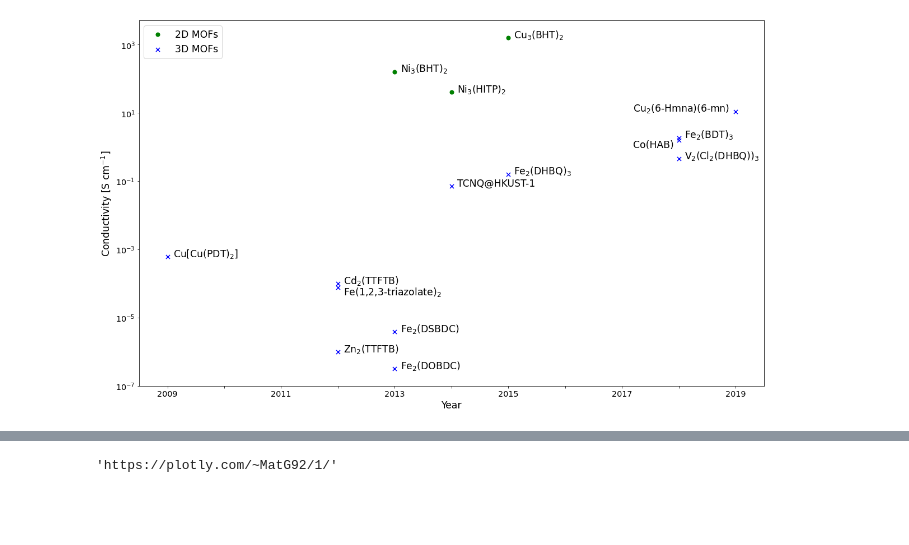
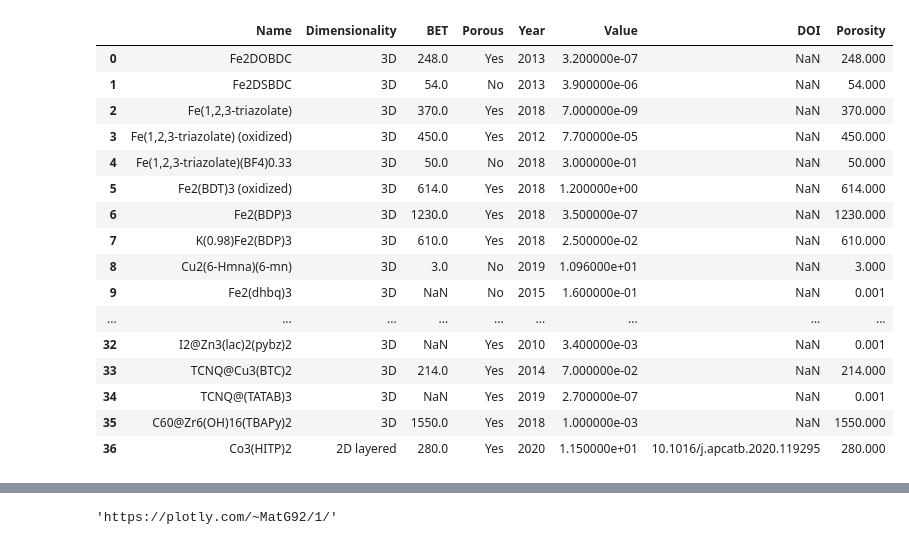
Before and after one commit to MatthiasGolomb/ConductivityChart, a Jupyter notebook: MOFConductivities.ipynb, the cells around one changed output, grey strips where cells are left out. Cells and saved outputs as stored; diff of their text form; code cells hidden in the pictures; blank space fills up the shorter version.

```diff
--- a/MOFConductivities.ipynb
+++ b/MOFConductivities.ipynb
@@ -13,34 +1,3 @@ annotations_threedim = ["Cu[Cu(PDT)$_2$]", "Cd$_2$(TTFTB)", "Zn$_2$(TTFTB)", "Fe
-# %%
-plt.figure(figsize=(20,12))
-plt.scatter(years_twodim,twodim_MOFs, label='2D MOFs', color='g', s=50, marker="o")
-plt.scatter(years_threedim,threedim_MOFs, label='3D MOFs', color='b', s=50, marker="x")
-plt.yscale('log')
-plt.ylim(0.0000001,5000)
-plt.ylabel("Conductivity [S cm$^{-1}$]", fontsize='xx-large')
-plt.tick_params(axis='y',labelsize='x-large')
-plt.xticks([2009, 2010, 2011, 2012, 2013, 2014, 2015, 2016, 2017, 2018, 2019], ["2009","","2011", "", "2013", "", "2015", "", "2017", "", "2019"], fontsize='x-large')
-plt.xlabel("Year", fontsize='xx-large')
-plt.annotate(annotations_threedim[0], (years_threedim[0]+0.1,threedim_MOFs[0]), fontsize='xx-large')
-plt.annotate(annotations_threedim[1], (years_threedim[1]+0.1,threedim_MOFs[1]), fontsize='xx-large')
-plt.annotate(annotations_threedim[2], (years_threedim[2]+0.1,threedim_MOFs[2]), fontsize='xx-large')
-plt.annotate(annotations_threedim[3], (years_threedim[3]+0.1,threedim_MOFs[3]-0.00003), fontsize='xx-large')
-plt.annotate(annotations_threedim[4], (years_threedim[4]+0.1,threedim_MOFs[4]), fontsize='xx-large')
-plt.annotate(annotations_threedim[5], (years_threedim[5]+0.1,threedim_MOFs[5]), fontsize='xx-large')
-plt.annotate(annotations_threedim[6], (years_threedim[6]+0.1,threedim_MOFs[6]), fontsize='xx-large')
-plt.annotate(annotations_threedim[7], (years_threedim[7]+0.1,threedim_MOFs[7]), fontsize='xx-large')
-plt.annotate(annotations_threedim[8], (years_threedim[8]+0.1,threedim_MOFs[8]+0.1), fontsize='xx-large')
-plt.annotate(annotations_threedim[9], (years_threedim[9]+0.1,threedim_MOFs[9]), fontsize='xx-large')
-plt.annotate(annotations_threedim[10], (years_threedim[10]-0.8,threedim_MOFs[10]-0.6), fontsize='xx-large')
-plt.annotate(annotations_threedim[11], (years_threedim[11]-1.8,threedim_MOFs[11]), fontsize='xx-large')
-
-plt.annotate(annotations_twodim[0], (years_twodim[0]+0.1,twodim_MOFs[0]), fontsize='xx-large')
-plt.annotate(annotations_twodim[1], (years_twodim[1]+0.1,twodim_MOFs[1]), fontsize='xx-large')
-plt.annotate(annotations_twodim[2], (years_twodim[2]+0.1,twodim_MOFs[2]), fontsize='xx-large')
-
-plt.legend(loc='upper left', fontsize='xx-large')
-plt.savefig("MOFConductivities", dpi=300)
-# %% [output]
-[figure, removed]
 # %%
 import pandas as pd
 import plotly.graph_objects as go
@@ -51,6 +8,26 @@ import chart_studio
 # %%
 mofs = pd.read_excel('Conductivites_Data.xlsx')
 mofs['Porosity'] = [row if row>0 else 0.001 for row in mofs['BET']]
+# %%
+mofs
+# %% [output]
+|  | Name | Dimensionality | BET | Porous | Year | Value | DOI | Porosity |
+| 0 | Fe2DOBDC | 3D | 248.0 | Yes | 2013 | 3.200000e-07 | NaN | 248.000 |
+| 1 | Fe2DSBDC | 3D | 54.0 | No | 2013 | 3.900000e-06 | NaN | 54.000 |
+| 2 | Fe(1,2,3-triazolate) | 3D | 370.0 | Yes | 2018 | 7.000000e-09 | NaN | 370.000 |
+| 3 | Fe(1,2,3-triazolate) (oxidized) | 3D | 450.0 | Yes | 2012 | 7.700000e-05 | NaN | 450.000 |
+| 4 | Fe(1,2,3-triazolate)(BF4)0.33 | 3D | 50.0 | No | 2018 | 3.000000e-01 | NaN | 50.000 |
+| 5 | Fe2(BDT)3 (oxidized) | 3D | 614.0 | Yes | 2018 | 1.200000e+00 | NaN | 614.000 |
+| 6 | Fe2(BDP)3 | 3D | 1230.0 | Yes | 2018 | 3.500000e-07 | NaN | 1230.000 |
+| 7 | K(0.98)Fe2(BDP)3 | 3D | 610.0 | Yes | 2018 | 2.500000e-02 | NaN | 610.000 |
+| 8 | Cu2(6-Hmna)(6-mn) | 3D | 3.0 | No | 2019 | 1.096000e+01 | NaN | 3.000 |
+| 9 | Fe2(dhbq)3 | 3D | NaN | No | 2015 | 1.600000e-01 | NaN | 0.001 |
+| ... | ... | ... | ... | ... | ... | ... | ... | ... |
+| 32 | I2@Zn3(lac)2(pybz)2 | 3D | NaN | Yes | 2010 | 3.400000e-03 | NaN | 0.001 |
+| 33 | TCNQ@Cu3(BTC)2 | 3D | 214.0 | Yes | 2014 | 7.000000e-02 | NaN | 214.000 |
+| 34 | TCNQ@(TATAB)3 | 3D | NaN | Yes | 2019 | 2.700000e-07 | NaN | 0.001 |
+| 35 | C60@Zr6(OH)16(TBAPy)2 | 3D | 1550.0 | Yes | 2018 | 1.000000e-03 | NaN | 1550.000 |
+| 36 | Co3(HITP)2 | 2D layered | 280.0 | Yes | 2020 | 1.150000e+01 | 10.1016/j.apcatb.2020.119295 | 280.000 |
 # %%
 mofs_sorted_2D = mofs.loc[mofs[mofs['Dimensionality']=='2D layered'].groupby('Year')['Value'].idxmax()]
 mofs_sorted_3D = mofs.loc[mofs[mofs['Dimensionality']=='3D'].groupby('Year')['Value'].idxmax()]
```
Also changed, not shown: parts of 9 cells of this notebook, 2 other files.
